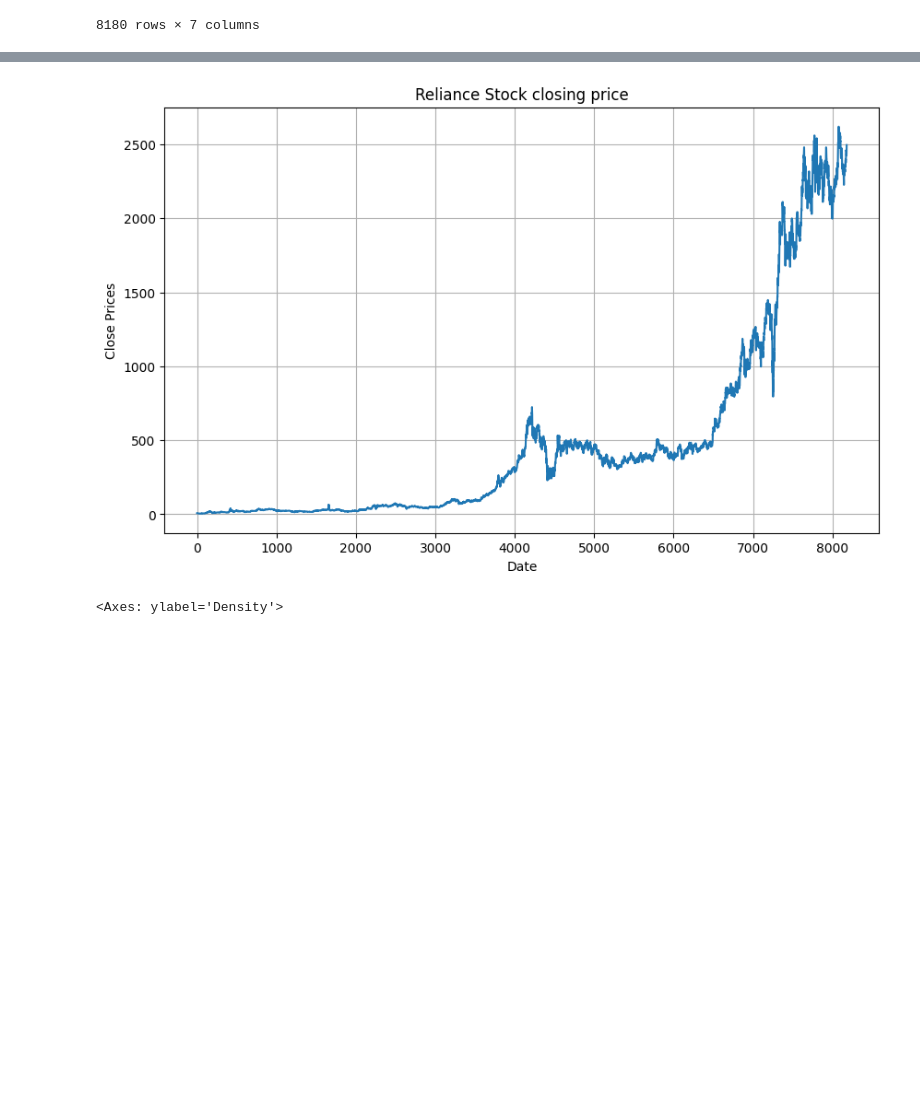
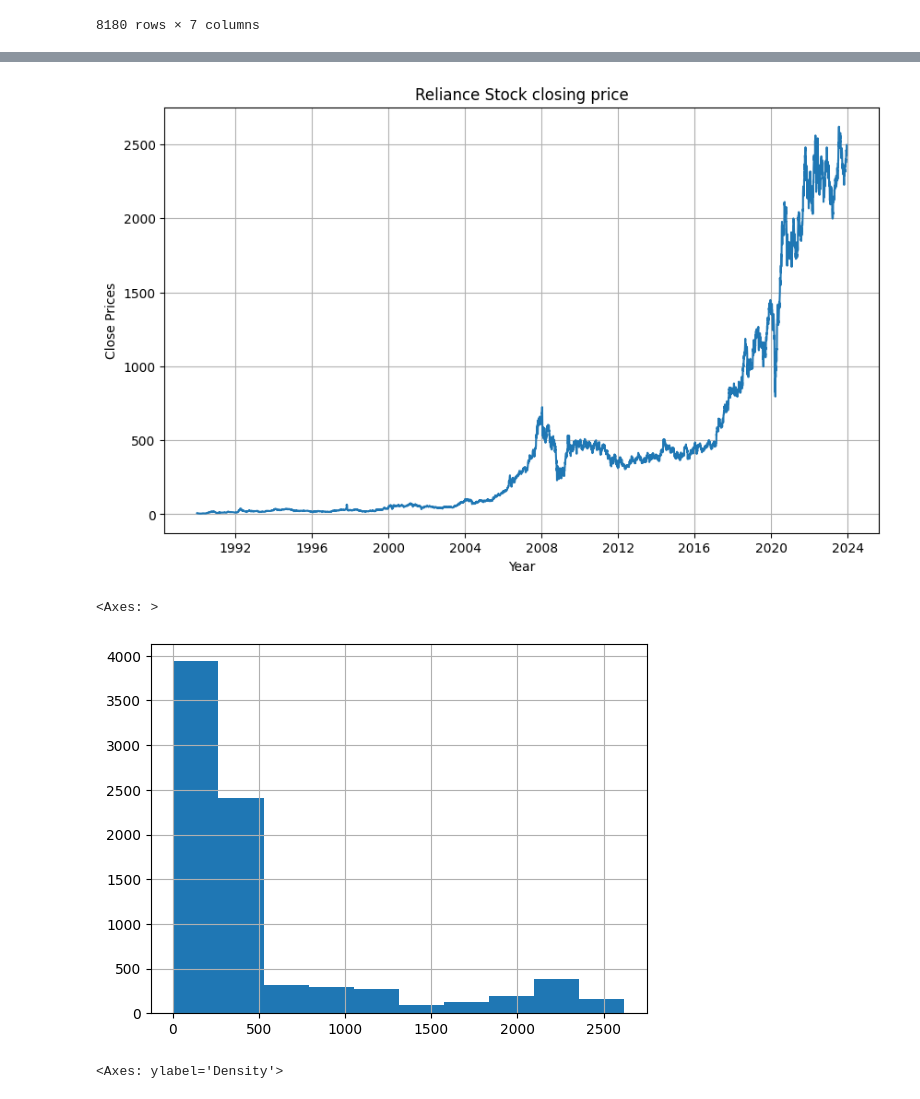
Before and after one commit to B1-080441/Stock-Price-Analysis-And-Prediction-Using-ML, a Jupyter notebook: ML Analysis/time-series_demo.ipynb, the cells around one changed output, grey strips where cells are left out. Saved outputs shown, nothing was run; the diff lists cells and outputs as text; code cells hidden in the pictures; blank space fills up the shorter version.

```diff
--- a/ML Analysis/time-series_demo.ipynb
+++ b/ML Analysis/time-series_demo.ipynb
@@ -64,13 +105,18 @@ stock_data = stock_data.rename(columns={' Price':'Price',' Open': 'Open', ' High
 #plot close price
 plt.figure(figsize=(10,6))
 plt.grid(True)
-plt.xlabel('Date')
+plt.xlabel('Year')
 plt.ylabel('Close Prices')
 plt.plot(stock_data['Price'])
 plt.title('Reliance Stock closing price')
 plt.show()
 # %% [output]
-[figure, old version]
+[figure, new version]
+# %%
+stock_data['Price'].hist()
+# %% [output]
+<Axes: >
+[figure, added]
 # %%
 #Distribution of the dataset
 df_close = stock_data['Price']
```
Also changed, not shown: parts of 42 cells of this notebook, 1 other file.
